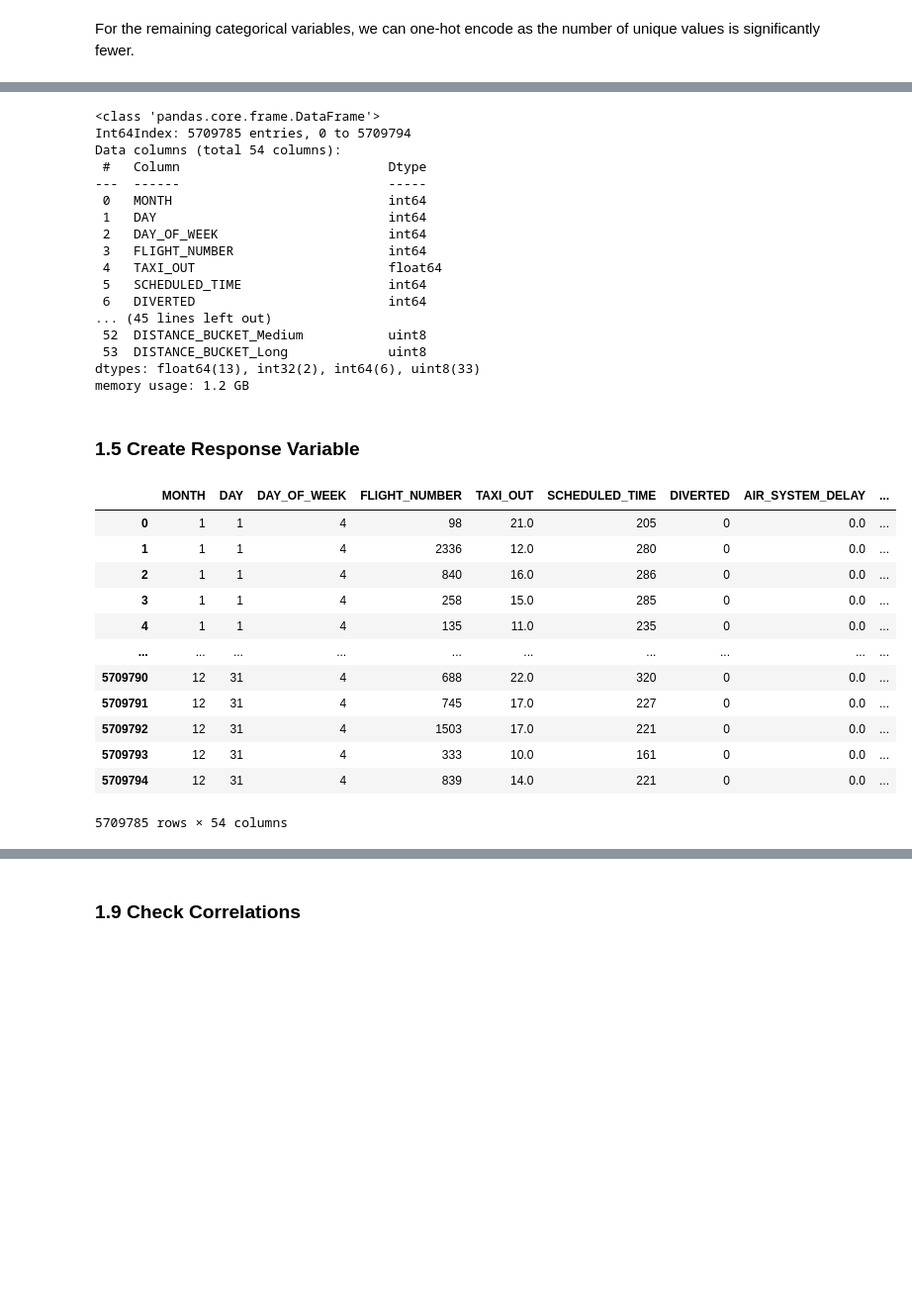
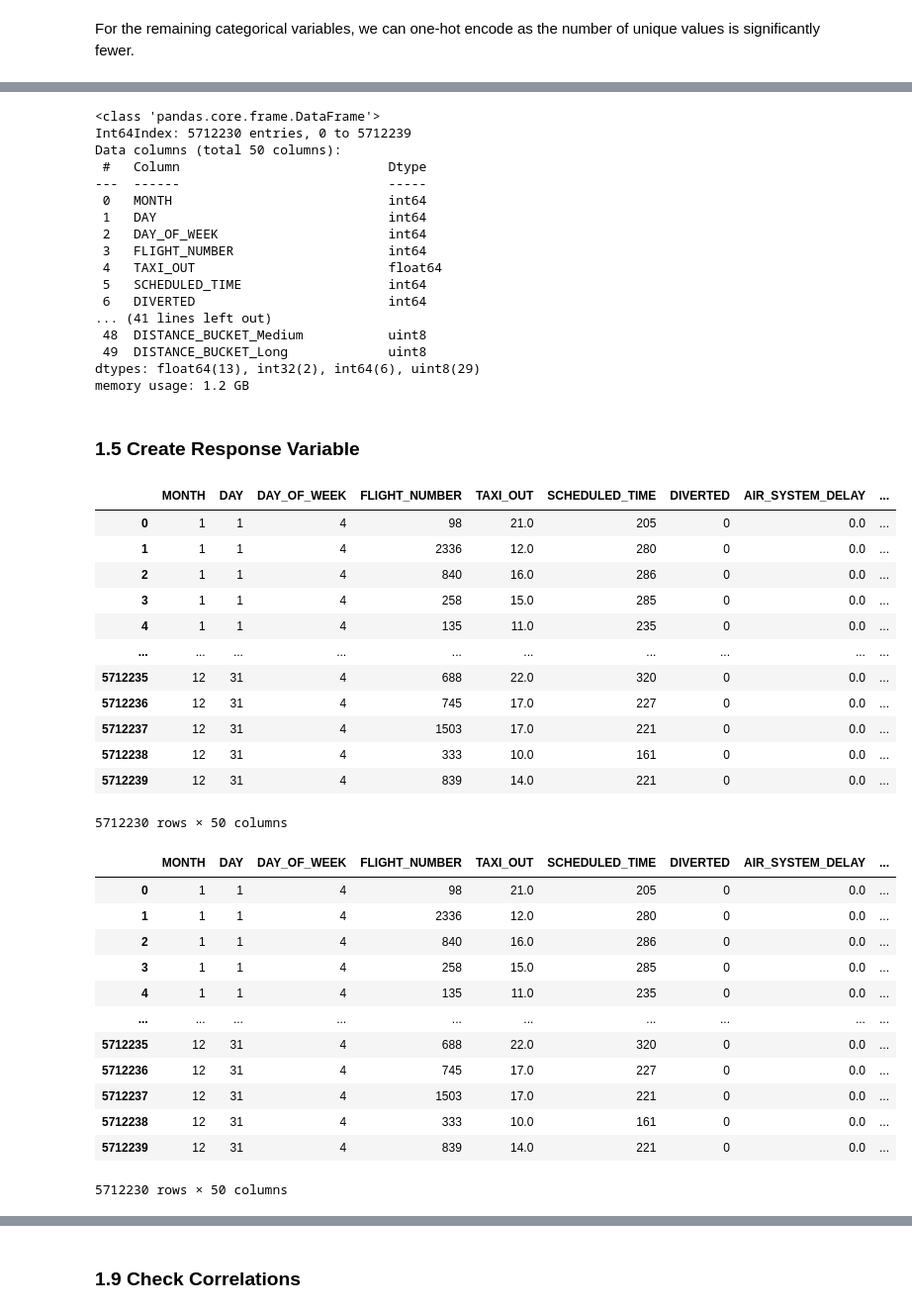
Before and after one commit to mattfarrow1/7331-machine-learning-1, a Jupyter notebook: Labs/MiniProject_Group4_edits.ipynb, the cells around one changed output, grey strips where cells are left out. Shown at 99% size. Drawn from its saved outputs; the diff is of its cells as text; code cells hidden in the pictures; blank space fills up the shorter version.

```diff
--- a/Labs/MiniProject_Group4_edits.ipynb
+++ b/Labs/MiniProject_Group4_edits.ipynb
@@ -394,7 +395,7 @@ For the remaining categorical variables, we can one-hot encode as the number of
 
 categorical_columns = ['AIRLINE_CODE', 'SCHED_DEPARTURE_TIME',
                        'ACTUAL_DEPARTURE_TIME','SCHED_ARRIVAL_TIME',
-                       'ACTUAL_ARRIVAL_TIME', 'DISTANCE_BUCKET']
+                       'DISTANCE_BUCKET']
 
 for column in categorical_columns:
   tempdf = pd.get_dummies(df[categorical_columns], prefix = categorical_columns)
@@ -419,8 +420,8 @@ Wall time: 17.5 s
 df_OHE.info()
 # %% [output]
 <class 'pandas.core.frame.DataFrame'>
-Int64Index: 5709785 entries, 0 to 5709794
-Data columns (total 54 columns):
+Int64Index: 5712230 entries, 0 to 5712239
+Data columns (total 50 columns):
  #   Column                           Dtype
 ---  ------                           -----
  0   MONTH                            int64
@@ -430,10 +431,10 @@ Data columns (total 54 columns):
  4   TAXI_OUT                         float64
  5   SCHEDULED_TIME                   int64
  6   DIVERTED                         int64
-... (45 lines left out)
- 52  DISTANCE_BUCKET_Medium           uint8
- 53  DISTANCE_BUCKET_Long             uint8
-dtypes: float64(13), int32(2), int64(6), uint8(33)
+... (41 lines left out)
+ 48  DISTANCE_BUCKET_Medium           uint8
+ 49  DISTANCE_BUCKET_Long             uint8
+dtypes: float64(13), int32(2), int64(6), uint8(29)
 memory usage: 1.2 GB
 # %% [markdown]
 ### 1.5 Create Response Variable
@@ -446,3 +445,20 @@ df_OHE = df_OHE.drop(columns = 'ARRIVAL_DELAY_Log')
+# %%
+df_OHE = df_OHE.drop(columns = 'ARRIVAL_DELAY_Log')
+df_OHE
+# %% [output]
+|  | MONTH | DAY | DAY_OF_WEEK | FLIGHT_NUMBER | TAXI_OUT | SCHEDULED_TIME | DIVERTED | AIR_SYSTEM_DELAY | ... |
+| 0 | 1 | 1 | 4 | 98 | 21.0 | 205 | 0 | 0.0 | ... |
+| 1 | 1 | 1 | 4 | 2336 | 12.0 | 280 | 0 | 0.0 | ... |
+| 2 | 1 | 1 | 4 | 840 | 16.0 | 286 | 0 | 0.0 | ... |
+| 3 | 1 | 1 | 4 | 258 | 15.0 | 285 | 0 | 0.0 | ... |
+| 4 | 1 | 1 | 4 | 135 | 11.0 | 235 | 0 | 0.0 | ... |
+| ... | ... | ... | ... | ... | ... | ... | ... | ... | ... |
+| 5712235 | 12 | 31 | 4 | 688 | 22.0 | 320 | 0 | 0.0 | ... |
+| 5712236 | 12 | 31 | 4 | 745 | 17.0 | 227 | 0 | 0.0 | ... |
+| 5712237 | 12 | 31 | 4 | 1503 | 17.0 | 221 | 0 | 0.0 | ... |
+| 5712238 | 12 | 31 | 4 | 333 | 10.0 | 161 | 0 | 0.0 | ... |
+| 5712239 | 12 | 31 | 4 | 839 | 14.0 | 221 | 0 | 0.0 | ... |
+5712230 rows × 50 columns
 # %%
 df_OHE
 # %% [output]
@@ -453,12 +469,12 @@ df_OHE
 | 3 | 1 | 1 | 4 | 258 | 15.0 | 285 | 0 | 0.0 | ... |
 | 4 | 1 | 1 | 4 | 135 | 11.0 | 235 | 0 | 0.0 | ... |
 | ... | ... | ... | ... | ... | ... | ... | ... | ... | ... |
-| 5709790 | 12 | 31 | 4 | 688 | 22.0 | 320 | 0 | 0.0 | ... |
-| 5709791 | 12 | 31 | 4 | 745 | 17.0 | 227 | 0 | 0.0 | ... |
-| 5709792 | 12 | 31 | 4 | 1503 | 17.0 | 221 | 0 | 0.0 | ... |
-| 5709793 | 12 | 31 | 4 | 333 | 10.0 | 161 | 0 | 0.0 | ... |
-| 5709794 | 12 | 31 | 4 | 839 | 14.0 | 221 | 0 | 0.0 | ... |
+| 5712235 | 12 | 31 | 4 | 688 | 22.0 | 320 | 0 | 0.0 | ... |
+| 5712236 | 12 | 31 | 4 | 745 | 17.0 | 227 | 0 | 0.0 | ... |
+| 5712237 | 12 | 31 | 4 | 1503 | 17.0 | 221 | 0 | 0.0 | ... |
+| 5712238 | 12 | 31 | 4 | 333 | 10.0 | 161 | 0 | 0.0 | ... |
+| 5712239 | 12 | 31 | 4 | 839 | 14.0 | 221 | 0 | 0.0 | ... |
-5709785 rows × 54 columns
+5712230 rows × 50 columns
 # %%
 # Check the response variable distribution
 df_OHE['DELAYED'].value_counts()
```
Also changed, not shown: parts of 30 cells of this notebook.
